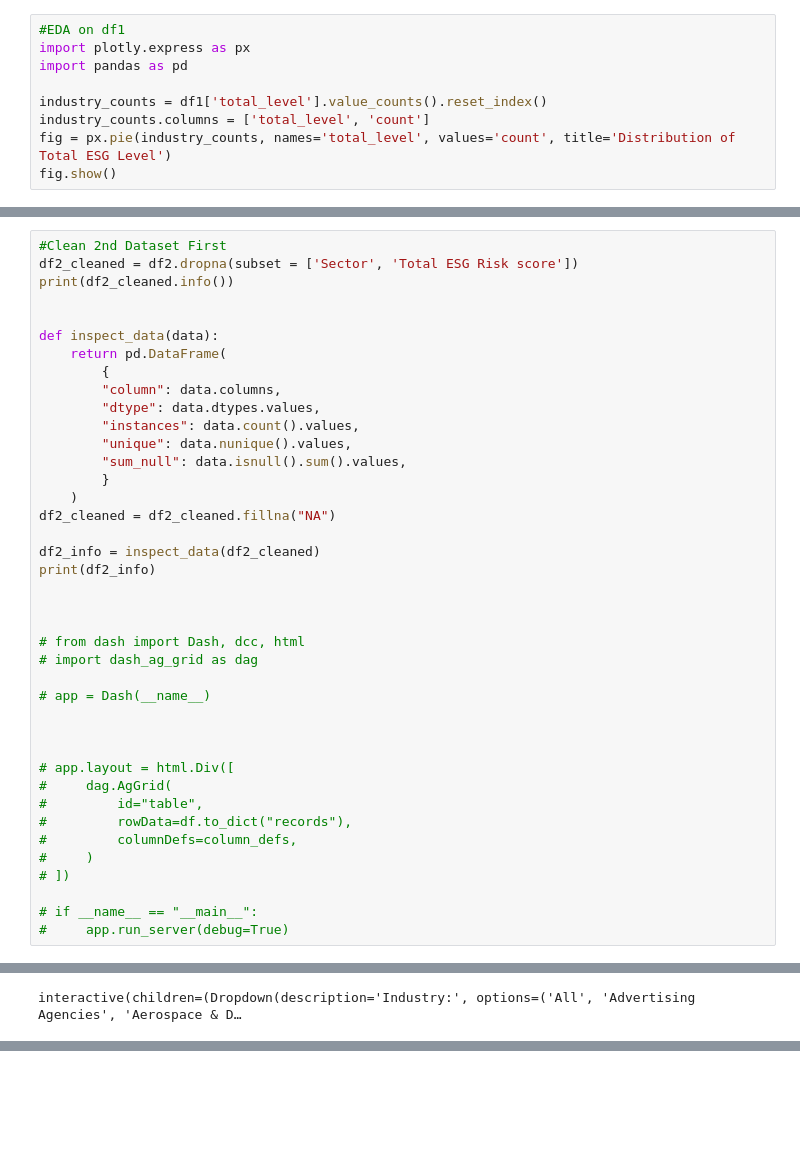
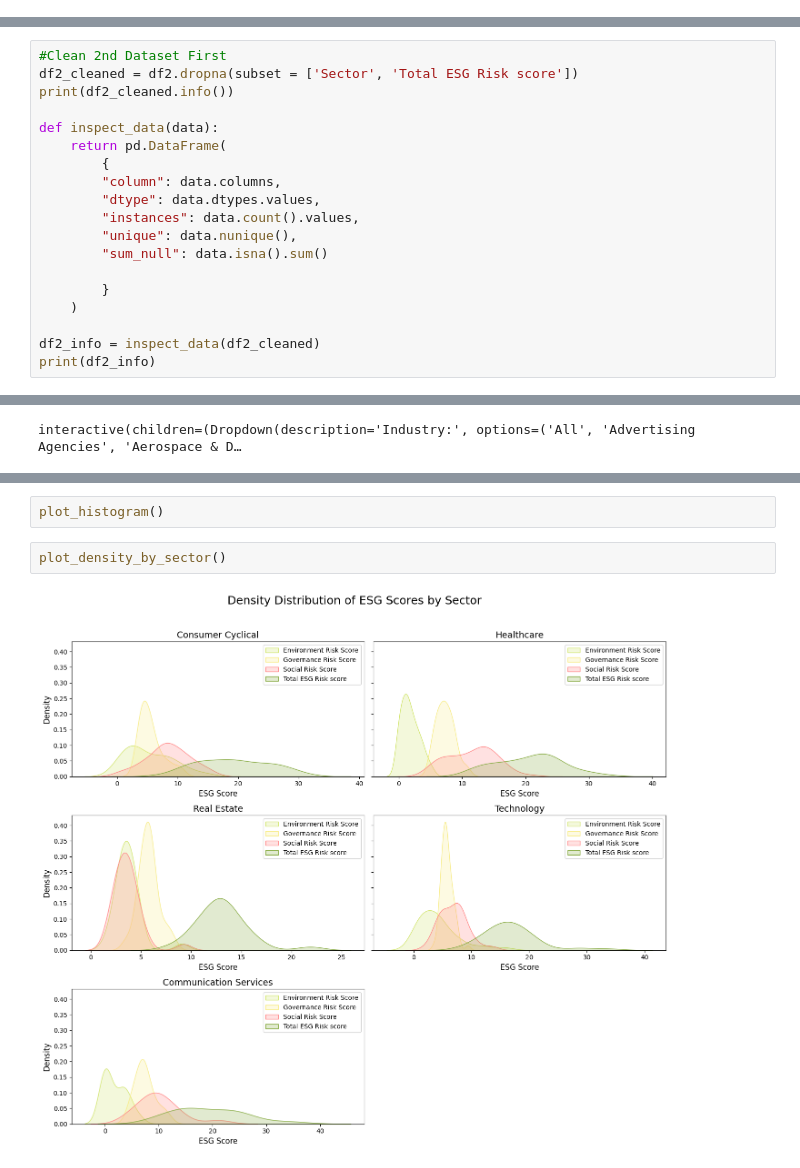
Before and after one commit to alyssa-tsh/ESG-Data-Analysis, a Jupyter notebook: esg_data.ipynb, the cells around one changed output, grey strips where cells are left out. Cells and saved outputs as stored; diff of their text form; blank space fills up the shorter version.

```diff
--- a/esg_data.ipynb
+++ b/esg_data.ipynb
@@ -62,9 +78,0 @@ cik                1046189.0  1470094.25  1914023.0
-# %%
-#EDA on df1
-import plotly.express as px
-import pandas as pd
-
-industry_counts = df1['total_level'].value_counts().reset_index()
-industry_counts.columns = ['total_level', 'count']
-fig = px.pie(industry_counts, names='total_level', values='count', title='Distribution of Total ESG Level')
-fig.show()
@@ -102,7 +80,6 @@ fig.show()
 #Clean 2nd Dataset First
 df2_cleaned = df2.dropna(subset = ['Sector', 'Total ESG Risk score'])
 print(df2_cleaned.info())
-
 
 def inspect_data(data):
     return pd.DataFrame(
@@ -110,34 +87,14 @@ def inspect_data(data):
         "column": data.columns,
         "dtype": data.dtypes.values,
         "instances": data.count().values,
-        "unique": data.nunique().values,
-        "sum_null": data.isnull().sum().values,
+        "unique": data.nunique(),
+        "sum_null": data.isna().sum()
+
         }
     )
-df2_cleaned = df2_cleaned.fillna("NA")
 
 df2_info = inspect_data(df2_cleaned)
 print(df2_info)
-
-
-
-# from dash import Dash, dcc, html
-# import dash_ag_grid as dag
-
-# app = Dash(__name__)
-
-
-
-# app.layout = html.Div([
-#     dag.AgGrid(
-#         id="table",
-#         rowData=df.to_dict("records"),
-#         columnDefs=column_defs,
-#     )
-# ])
-
-# if __name__ == "__main__":
-#     app.run_server(debug=True)
 # %% [output]
 <class 'pandas.core.frame.DataFrame'>
 Index: 430 entries, 1 to 502
@@ -562,0 +430,6 @@ data = df2_cleaned[["Full Time Employees", "ESG Risk Percentile"]]
+# %%
+plot_histogram()
+# %%
+plot_density_by_sector()
+# %% [output]
+[figure, added]
```
Also changed, not shown: parts of 24 cells of this notebook.
